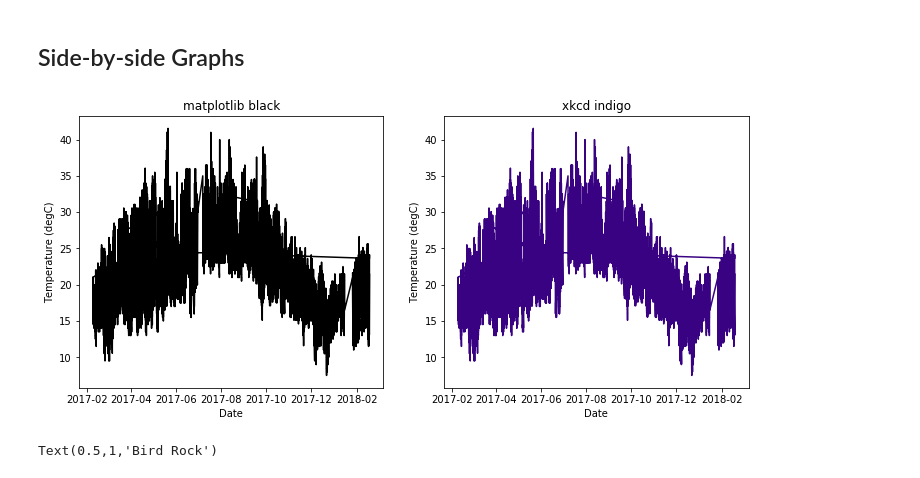
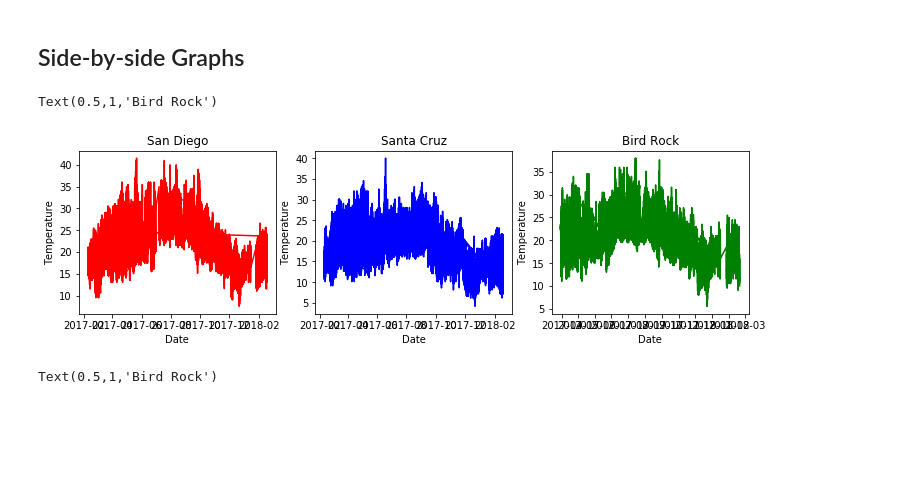
Before and after one commit to gbatzel/sio209_project, a Jupyter notebook: code/timeseries.ipynb, the cells around one changed output. Saved outputs shown, nothing was run; the diff lists cells and outputs as text; code cells hidden in the pictures; blank space fills up the shorter version.

```diff
--- a/code/timeseries.ipynb
+++ b/code/timeseries.ipynb
@@ -167,15 +56,22 @@ plt.plot(df_mean_by_month_3.MONTH, df_mean_by_month_3.Temp)
 # %% [markdown]
 ## Side-by-side Graphs
-# %%
-fig, ax = plt.subplots(1, 2, figsize=(12,5))
-
-title = ['matplotlib black', 'xkcd indigo']
-color = ['k', sns.xkcd_rgb['indigo']]
-
-for i in [0, 1]:
-    ax[i].plot(df['Date'], df['Temp'], color[i])
-    ax[i].set_title(title[i])
-    ax[i].set_xlabel('Date')
-    ax[i].set_ylabel('Temperature (degC)')
-# %% [output]
-[figure, removed]
+# %%
+fig, axes = plt.subplots(nrows=1, ncols=3, figsize=(12,3))
+
+axes[0].plot(df['Date'], df['Temp'], 'r')
+axes[0].set_xlabel('Date')
+axes[0].set_ylabel('Temperature')
+axes[0].set_title('San Diego')
+
+axes[1].plot(df2['Date'], df2['Temp'], 'b')
+axes[1].set_xlabel('Date')
+axes[1].set_ylabel('Temperature')
+axes[1].set_title('Santa Cruz')
+
+axes[2].plot(df3['Date'], df3['Temp'], 'g')
+axes[2].set_xlabel('Date')
+axes[2].set_ylabel('Temperature')
+axes[2].set_title('Bird Rock')
+# %% [output]
+Text(0.5,1,'Bird Rock')
+[figure, added]
```
Also changed, not shown: parts of 20 cells of this notebook, 3 other files.
